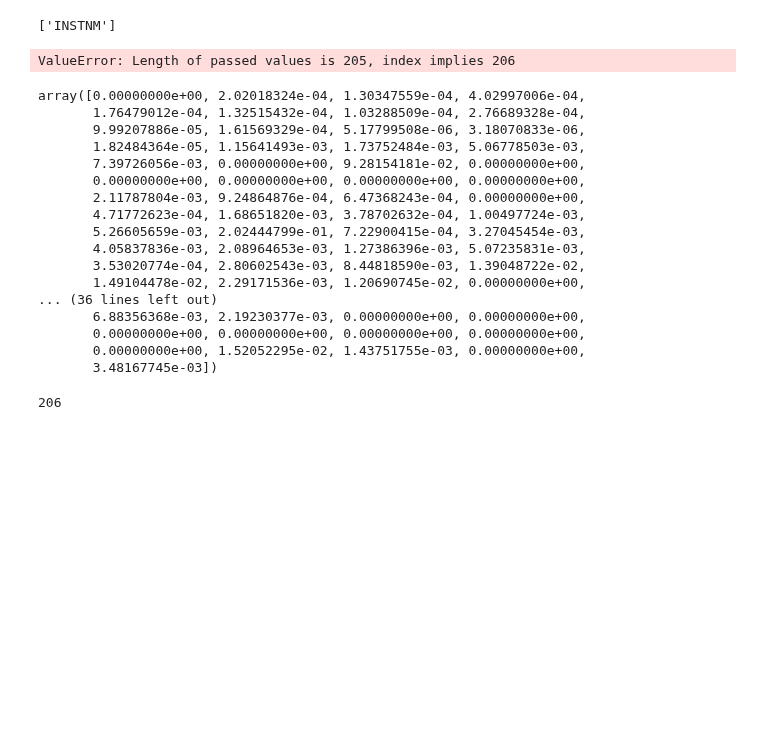
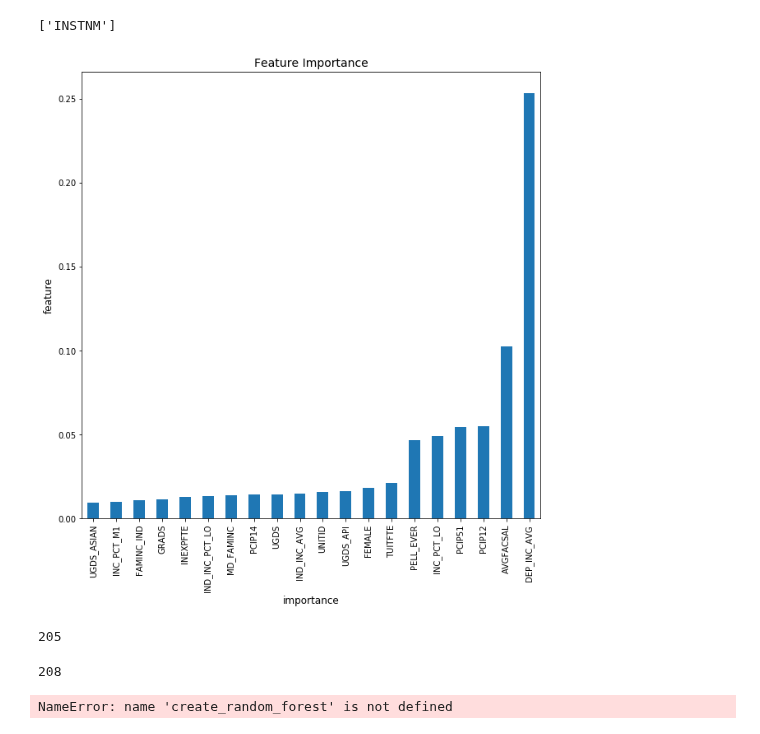
Before and after one commit to jeswan/post-secondary-education, a Jupyter notebook: sandbox_jesse.ipynb, the cells around one changed output. Saved outputs shown, nothing was run; the diff lists cells and outputs as text; code cells hidden in the pictures; blank space fills up the shorter version.

```diff
--- a/sandbox_jesse.ipynb
+++ b/sandbox_jesse.ipynb
@@ -76,15 +77,17 @@ merged_df.columns[merged_df.isna().any()].tolist()
 # %% [output]
 ['INSTNM']
 # %%
+target = 'MD_EARN_WNE_P6'
+
 train, test = model.sampling_data(merged_df)
+x_train, y_train, x_test, y_test = model.split_data(train, test, target)
 est = 14
 sel = 1
-target = 'MD_EARN_WNE_P6'
-train = train.drop(['STABBR'], axis=1)
-test = test.drop(['STABBR'], axis=1)
-train = train.drop(['INSTNM'], axis=1)
-test = test.drop(['INSTNM'], axis=1)
-model.graph_feature_importance(train, test, target, est)
+x_train = x_train.drop(['STABBR'], axis=1)
+x_test = x_test.drop(['STABBR'], axis=1)
+x_train = x_train.drop(['INSTNM'], axis=1)
+x_test = x_test.drop(['INSTNM'], axis=1)
+model.graph_feature_importance(x_train, y_train, x_test, est)
 # %% [output]
-ValueError: Length of passed values is 205, index implies 206
+[figure, added]
 # %%
@@ -92,24 +95,12 @@ feature_i = model.create_random_forest(train, test, target, est, 1)
-# %%
-feature_i
-# %% [output]
-array([0.00000000e+00, 2.02018324e-04, 1.30347559e-04, 4.02997006e-04,
-       1.76479012e-04, 1.32515432e-04, 1.03288509e-04, 2.76689328e-04,
-       9.99207886e-05, 1.61569329e-04, 5.17799508e-06, 3.18070833e-06,
-       1.82484364e-05, 1.15641493e-03, 1.73752484e-03, 5.06778503e-03,
-       7.39726056e-03, 0.00000000e+00, 9.28154181e-02, 0.00000000e+00,
-       0.00000000e+00, 0.00000000e+00, 0.00000000e+00, 0.00000000e+00,
-       2.11787804e-03, 9.24864876e-04, 6.47368243e-04, 0.00000000e+00,
-       4.71772623e-04, 1.68651820e-03, 3.78702632e-04, 1.00497724e-03,
-       5.26605659e-03, 2.02444799e-01, 7.22900415e-04, 3.27045454e-03,
-       4.05837836e-03, 2.08964653e-03, 1.27386396e-03, 5.07235831e-03,
-       3.53020774e-04, 2.80602543e-03, 8.44818590e-03, 1.39048722e-02,
-       1.49104478e-02, 2.29171536e-03, 1.20690745e-02, 0.00000000e+00,
-... (36 lines left out)
-       6.88356368e-03, 2.19230377e-03, 0.00000000e+00, 0.00000000e+00,
-       0.00000000e+00, 0.00000000e+00, 0.00000000e+00, 0.00000000e+00,
-       0.00000000e+00, 1.52052295e-02, 1.43751755e-03, 0.00000000e+00,
-       3.48167745e-03])
+# %%
+len(feature_i)
+# %% [output]
+205
 # %%
 len(train.columns)
 # %% [output]
-206
+208
+# %%
+preds = create_random_forest(x_train, y_train, x_test, est, sel=2)
+# %% [output]
+NameError: name 'create_random_forest' is not defined
```
Also changed, not shown: parts of 2 cells of this notebook, 2 other files.
